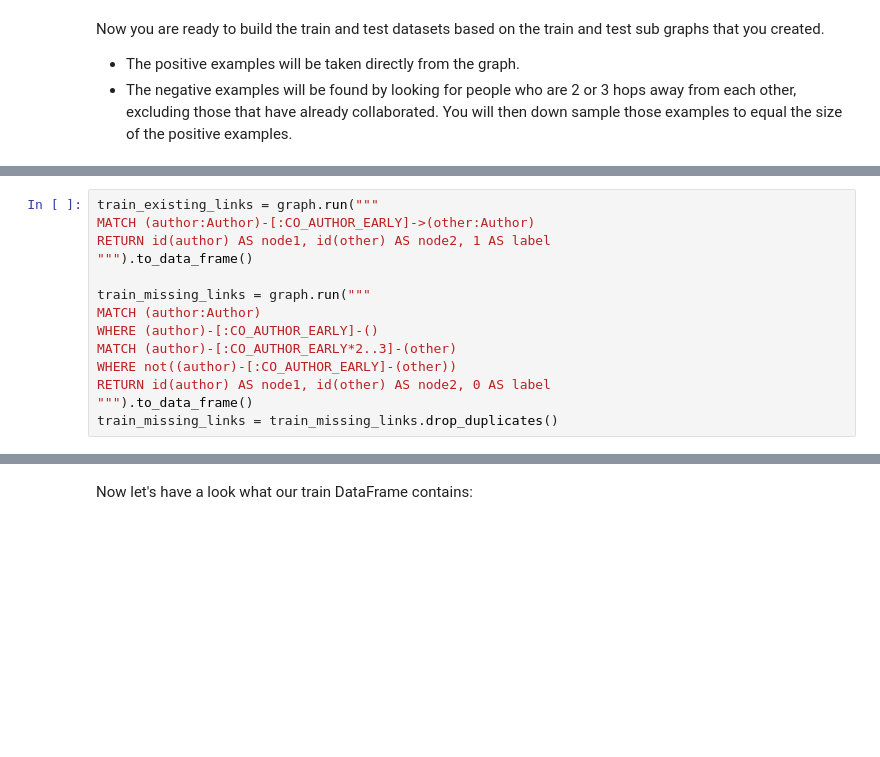
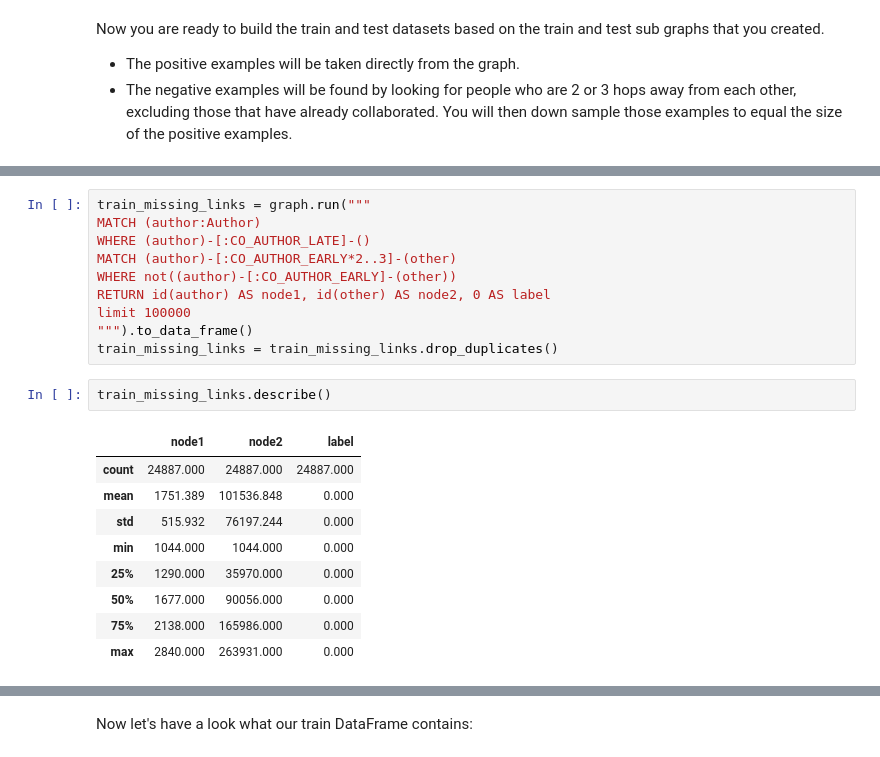
Before and after one commit to kenttw/kent-ai-learning-notebook, a Jupyter notebook: Machine_Learning_Exercise/Graph/Link_Prediction_2.ipynb, the cells around one changed output, grey strips where cells are left out. Drawn from its saved outputs; the diff is of its cells as text; blank space fills up the shorter version.

```diff
--- a/Machine_Learning_Exercise/Graph/Link_Prediction_2.ipynb
+++ b/Machine_Learning_Exercise/Graph/Link_Prediction_2.ipynb
@@ -178,16 +245,24 @@ Now you are ready to build the train and test datasets based on the train and te
 # %%
-train_existing_links = graph.run("""
-MATCH (author:Author)-[:CO_AUTHOR_EARLY]->(other:Author)
-RETURN id(author) AS node1, id(other) AS node2, 1 AS label
-""").to_data_frame()
-
 train_missing_links = graph.run("""
 MATCH (author:Author)
-WHERE (author)-[:CO_AUTHOR_EARLY]-()
+WHERE (author)-[:CO_AUTHOR_LATE]-()
 MATCH (author)-[:CO_AUTHOR_EARLY*2..3]-(other)
 WHERE not((author)-[:CO_AUTHOR_EARLY]-(other))
 RETURN id(author) AS node1, id(other) AS node2, 0 AS label
+limit 100000
 """).to_data_frame()
 train_missing_links = train_missing_links.drop_duplicates()
+# %%
+train_missing_links.describe()
+# %% [output]
+|  | node1 | node2 | label |
+| count | 24887.000 | 24887.000 | 24887.000 |
+| mean | 1751.389 | 101536.848 | 0.000 |
+| std | 515.932 | 76197.244 | 0.000 |
+| min | 1044.000 | 1044.000 | 0.000 |
+| 25% | 1290.000 | 35970.000 | 0.000 |
+| 50% | 1677.000 | 90056.000 | 0.000 |
+| 75% | 2138.000 | 165986.000 | 0.000 |
+| max | 2840.000 | 263931.000 | 0.000 |
 # %%
 training_df = train_missing_links.append(train_existing_links, ignore_index=True)
```
Also changed, not shown: parts of 23 cells of this notebook, 3 other files.
